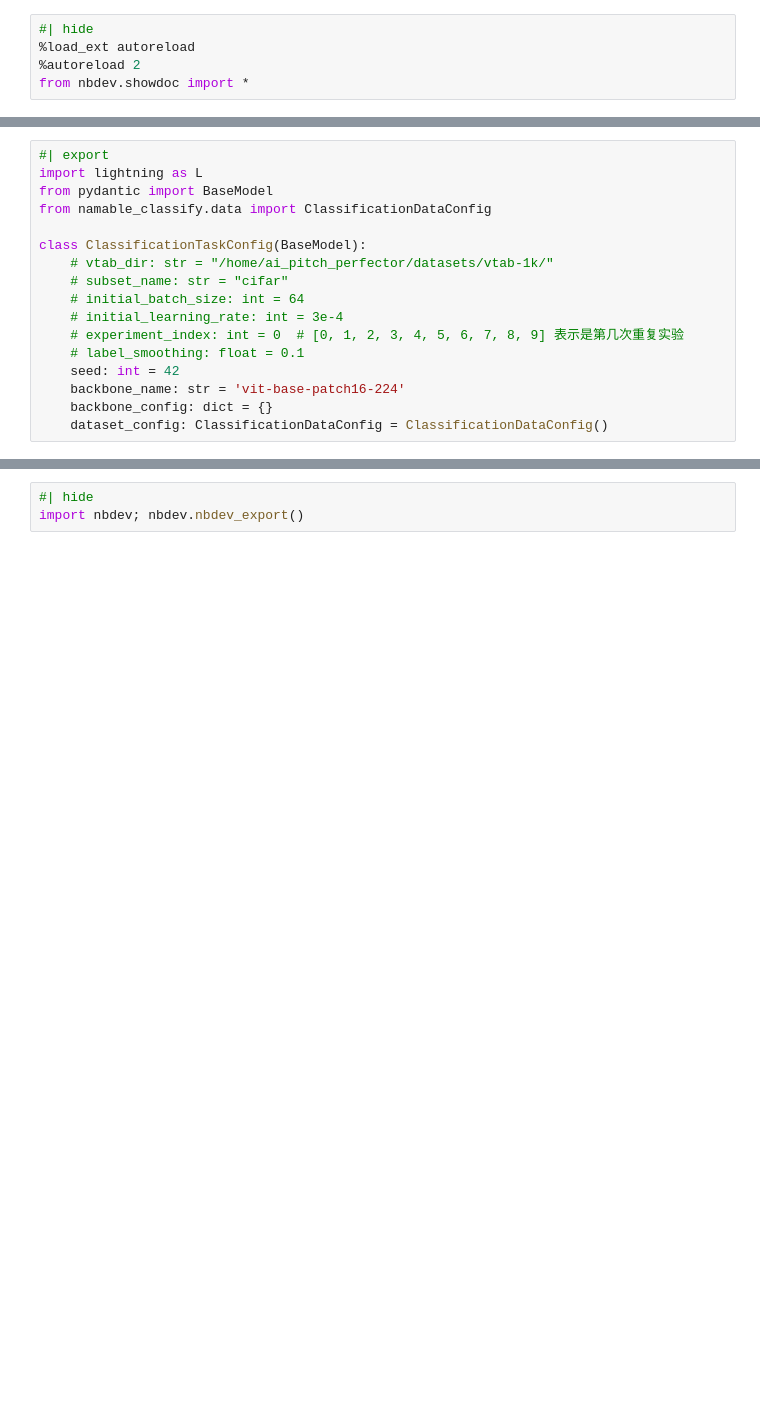
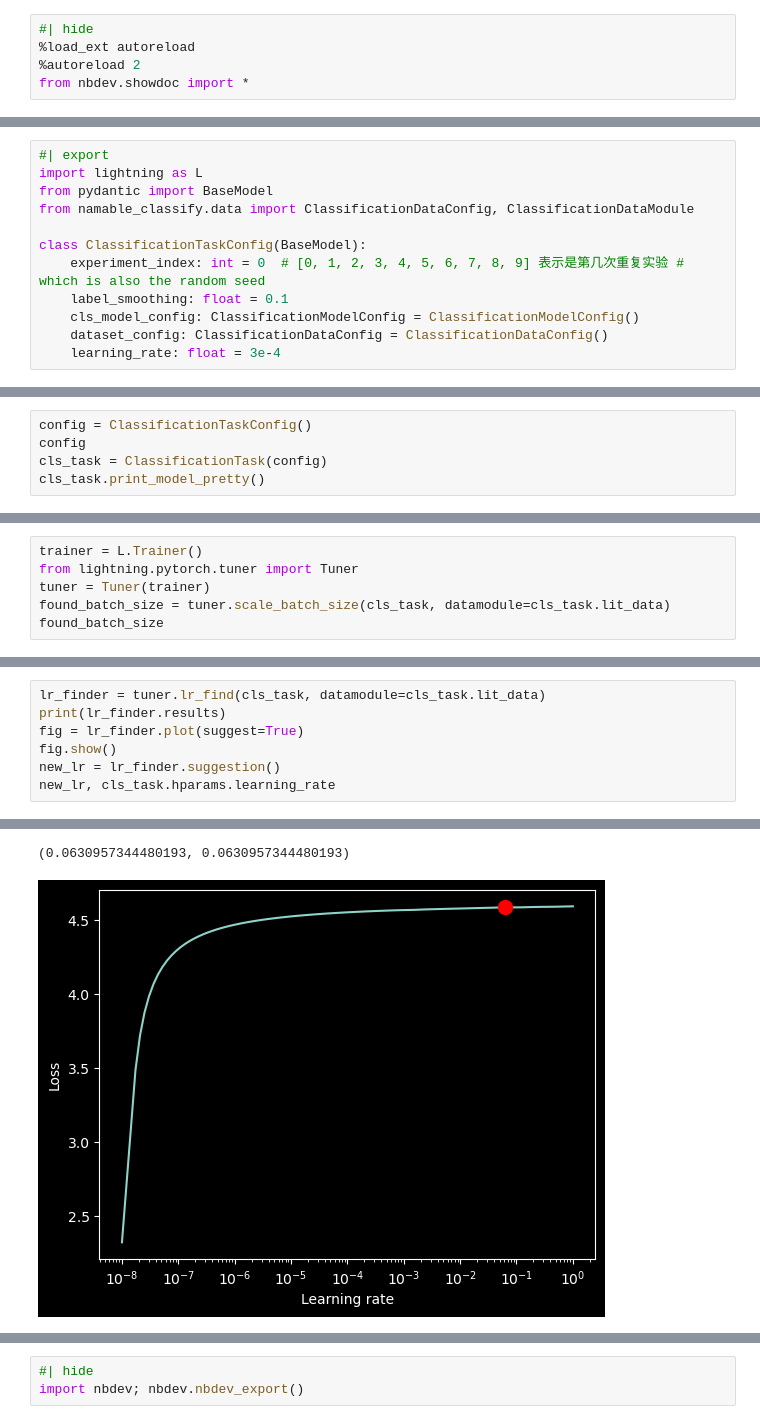
Before and after one commit to 2catycm/NamableClassify, a Jupyter notebook: nbs/00_core.ipynb, the cells around one changed output, grey strips where cells are left out. Cells and saved outputs as stored; diff of their text form; blank space fills up the shorter version.

Commit message:
feat: core module supports lr and batch scale

```diff
--- a/nbs/00_core.ipynb
+++ b/nbs/00_core.ipynb
@@ -28,16 +81,11 @@ from nbdev.showdoc import *
 #| export
 import lightning as L
 from pydantic import BaseModel
-from namable_classify.data import ClassificationDataConfig
+from namable_classify.data import ClassificationDataConfig, ClassificationDataModule
 
 class ClassificationTaskConfig(BaseModel):
-    # vtab_dir: str = "/home/ai_pitch_perfector/datasets/vtab-1k/"
-    # subset_name: str = "cifar"
-    # initial_batch_size: int = 64
-    # initial_learning_rate: int = 3e-4
-    # experiment_index: int = 0  # [0, 1, 2, 3, 4, 5, 6, 7, 8, 9] 表示是第几次重复实验
-    # label_smoothing: float = 0.1
-    seed: int = 42
-    backbone_name: str = 'vit-base-patch16-224'
-    backbone_config: dict = {}
+    experiment_index: int = 0  # [0, 1, 2, 3, 4, 5, 6, 7, 8, 9] 表示是第几次重复实验 # which is also the random seed
+    label_smoothing: float = 0.1
+    cls_model_config: ClassificationModelConfig = ClassificationModelConfig()
     dataset_config: ClassificationDataConfig = ClassificationDataConfig()
+    learning_rate: float = 3e-4
@@ -47,0 +155,5 @@ from fastcore.basics import patch
+# %%
+config = ClassificationTaskConfig()
+config
+cls_task = ClassificationTask(config)
+cls_task.print_model_pretty()
@@ -47,0 +163,6 @@ from fastcore.basics import patch
+# %%
+trainer = L.Trainer()
+from lightning.pytorch.tuner import Tuner
+tuner = Tuner(trainer)
+found_batch_size = tuner.scale_batch_size(cls_task, datamodule=cls_task.lit_data)
+found_batch_size
@@ -47,0 +202,8 @@ from fastcore.basics import patch
+# %%
+lr_finder = tuner.lr_find(cls_task, datamodule=cls_task.lit_data)
+print(lr_finder.results)
+fig = lr_finder.plot(suggest=True)
+fig.show()
+new_lr = lr_finder.suggestion()
+new_lr, cls_task.hparams.learning_rate
+# %% [output]
@@ -47,0 +221,2 @@ from fastcore.basics import patch
+(0.0630957344480193, 0.0630957344480193)
+[figure, added]
```
Also changed, not shown: parts of 13 cells of this notebook, 6 other files.
